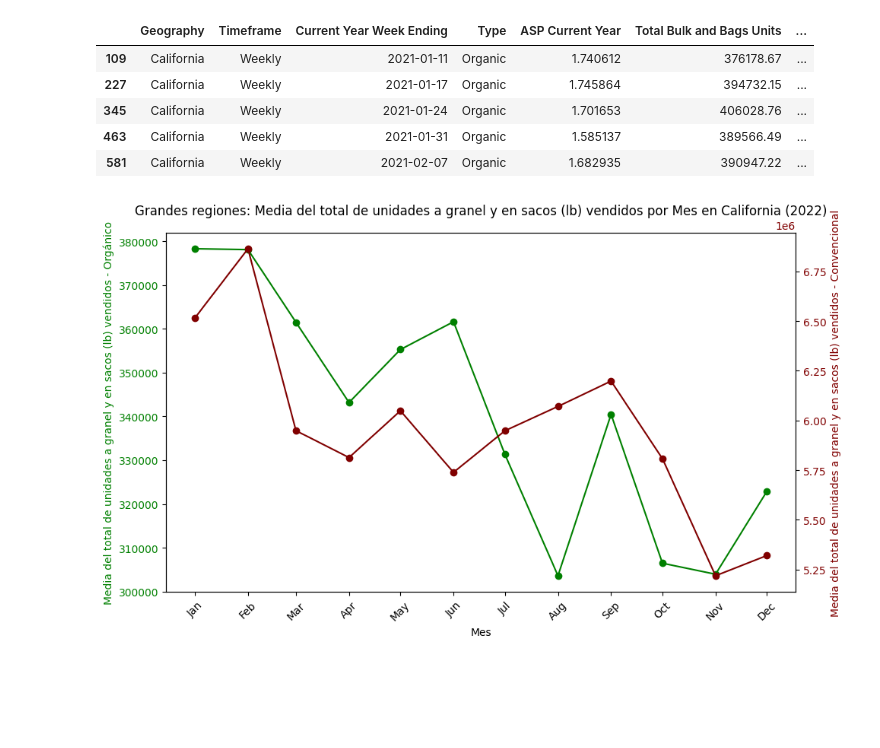
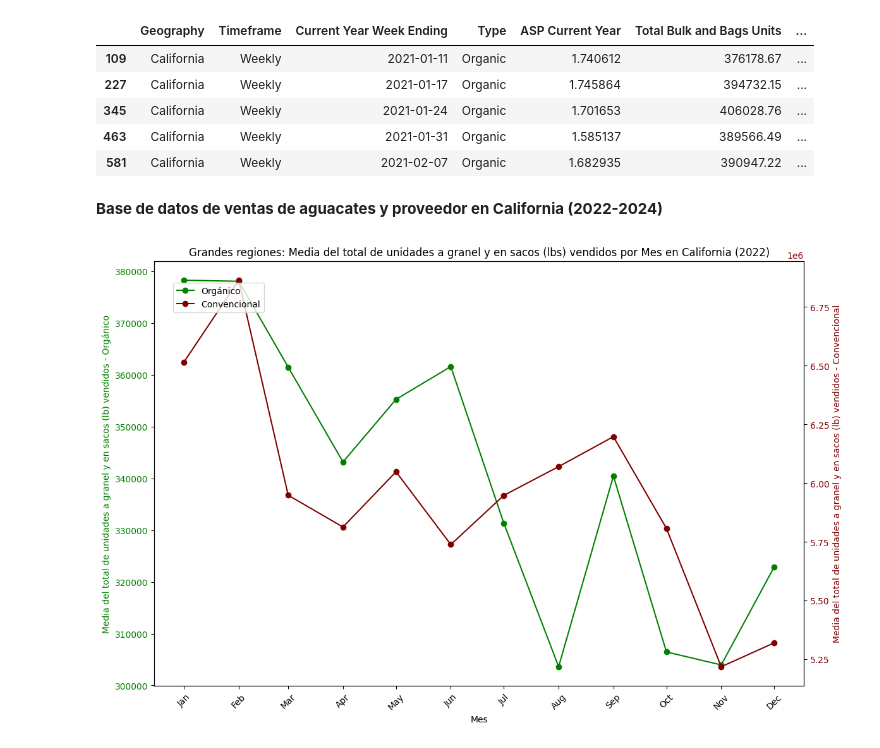
Before and after one commit to arboldeku/Avocado-2.0, a Jupyter notebook: code/exploracion_datos.ipynb, the cells around one changed output. Cells and saved outputs as stored; diff of their text form; code cells hidden in the pictures; blank space fills up the shorter version.

```diff
--- a/code/exploracion_datos.ipynb
+++ b/code/exploracion_datos.ipynb
@@ -181,28 +203,35 @@ See the caveats in the documentation: https://pandas.pydata.org/pandas-docs/stab
 # %%
-# Sort the DataFrame by "Current Year Week Ending", "Geography", and "Type"
+# Ordenar el DataFrame por "Current Year Week Ending", "Geography" y "Type"
 filtered_df_greaterregions = filtered_df_greaterregions.sort_values(by=['Current Year Week Ending', 'Geography', 'Type'])
 
-# Filter the DataFrame to include only rows where Geography is "California" and Type is "Organic"
+# Filtrar el DataFrame para incluir solo las filas donde Geography es "California" y Type es "Organic"
 california_organic_df = filtered_df_greaterregions[(filtered_df_greaterregions['Geography'] == 'California') & (filtered_df_greaterregions['Type'] == 'Organic')]
-# Filter the DataFrame to include only rows where Geography is "California" and Type is "Conventional"
+# Filtrar el DataFrame para incluir solo las filas donde Geography es "California" y Type es "Conventional"
 california_conventional_df = filtered_df_greaterregions[(filtered_df_greaterregions['Geography'] == 'California') & (filtered_df_greaterregions['Type'] == 'Conventional')]
 
-# Calculate the percentage change for Total Bulk and Bags Units and ASP Current Year
+# Calcular el cambio porcentual para Total Bulk and Bags Units y ASP Current Year
 california_organic_df['Pct_Change_Units'] = california_organic_df['Total Bulk and Bags Units'].pct_change()
 california_organic_df['Pct_Change_Price'] = california_organic_df['ASP Current Year'].pct_change()
 
 california_conventional_df['Pct_Change_Units'] = california_conventional_df['Total Bulk and Bags Units'].pct_change()
 california_conventional_df['Pct_Change_Price'] = california_conventional_df['ASP Current Year'].pct_change()
 
-# Calculate the price elasticity of demand
+# Calcular la elasticidad precio de la demanda
 california_organic_df['Elasticity'] = california_organic_df['Pct_Change_Units'] / california_organic_df['Pct_Change_Price']
-
 california_conventional_df['Elasticity'] = california_conventional_df['Pct_Change_Units'] / california_conventional_df['Pct_Change_Price']
 
-# Merge california_organic_df and california_conventional_df
+# Rellenar los valores nulos en Elasticity con "0", excepto para los registros con Current Year Week Ending igual a 2021-01-11
+
+# Para california_organic_df
+california_organic_df.loc[(california_organic_df['Current Year Week Ending'] != '2021-01-11') & (california_organic_df['Elasticity'].isnull()), 'Elasticity'] = 0
+
+# Para california_conventional_df
+california_conventional_df.loc[(california_conventional_df['Current Year Week Ending'] != '2021-01-11') & (california_conventional_df['Elasticity'].isnull()), 'Elasticity'] = 0
+
+# Unir california_organic_df y california_conventional_df
 california_df = pd.concat([california_organic_df, california_conventional_df])
 
-# Save the merged dataframe to a new CSV file
+# Guardar el DataFrame unido en un nuevo archivo CSV
 california_df.to_csv('../dataset/california_df.csv', index=False)
 # %% [output]
 A value is trying to be set on a copy of a slice from a DataFrame.
@@ -231,35 +260,43 @@ california_df.head()
 | 345 | California | Weekly | 2021-01-24 | Organic | 1.701653 | 406028.76 | ... |
 | 463 | California | Weekly | 2021-01-31 | Organic | 1.585137 | 389566.49 | ... |
 | 581 | California | Weekly | 2021-02-07 | Organic | 1.682935 | 390947.22 | ... |
+# %% [markdown]
+**Base de datos de ventas de aguacates y proveedor en California (2022-2024)**
 # %%
+# Agrupar los datos por mes y calcular la media de 'Total Bulk and Bags Units' y 'ASP Current Year' para orgánico y convencional
 month_mean_california_organic = california_organic_df.groupby('Month')[['Total Bulk and Bags Units', 'ASP Current Year']].mean()
 month_mean_california_conventional = california_conventional_df.groupby('Month')[['Total Bulk and Bags Units', 'ASP Current Year']].mean()
 
+# Filtrar los datos para el año 2022
 month_mean_california_organic_2022 = month_mean_california_organic[month_mean_california_organic.index.year == 2022]
-#quarterly_mean_california_organic_2021 = quarterly_mean_california_organic[quarterly_mean_california_organic['Quarter'].dt.year == 2021]
 month_mean_california_conventional_2022 = month_mean_california_conventional[month_mean_california_conventional.index.year == 2022]
-#quarterly_mean_california_conventional_2021 = quarterly_mean_california_conventional[quarterly_mean_california_conventional['Quarter'].dt.year == 2021]
 
-fig, ax1 = plt.subplots(figsize=(10, 6))
+# Crear una figura y un eje para la gráfica
+fig, ax1 = plt.subplots(figsize=(12, 8))
 
-# Plot for organic
+# Graficar los datos de orgánico
 ax1.plot(month_mean_california_organic_2022.index.to_timestamp(), month_mean_california_organic_2022['Total Bulk and Bags Units'], marker='o', label='Orgánico', color='g')
 ax1.set_xlabel('Mes')
 ax1.set_ylabel('Media del total de unidades a granel y en sacos (lb) vendidos - Orgánico', color='g')
 ax1.tick_params(axis='y', labelcolor='g')
 
-# Create a second y-axis for conventional
+# Crear un segundo eje y para convencional
 ax2 = ax1.twinx()
 ax2.plot(month_mean_california_conventional_2022.index.to_timestamp(), month_mean_california_conventional_2022['Total Bulk and Bags Units'], marker='o', label='Convencional', color='#800000')
 ax2.set_ylabel('Media del total de unidades a granel y en sacos (lb) vendidos - Convencional', color='#800000')
 ax2.tick_params(axis='y', labelcolor='#800000')
 
-# Set x-axis to show each month
+# Configurar el eje x para mostrar cada mes
 ax1.set_xticks(month_mean_california_organic_2022.index.to_timestamp())
 ax1.set_xticklabels(month_mean_california_organic_2022.index.strftime('%b'), rotation=45)
 
-plt.title('Grandes regiones: Media del total de unidades a granel y en sacos (lb) vendidos por Mes en California (2022)')
+# Añadir la leyenda
+fig.legend(loc='upper left', bbox_to_anchor=(0.1, 0.9))
+
+# Título de la gráfica
+plt.title('Grandes regiones: Media del total de unidades a granel y en sacos (lbs) vendidos por Mes en California (2022)')
 fig.tight_layout()
+
 plt.show()
 # %% [output]
-[figure, old version]
+[figure, new version]
```
Also changed, not shown: parts of 28 cells of this notebook, 12 other files.
